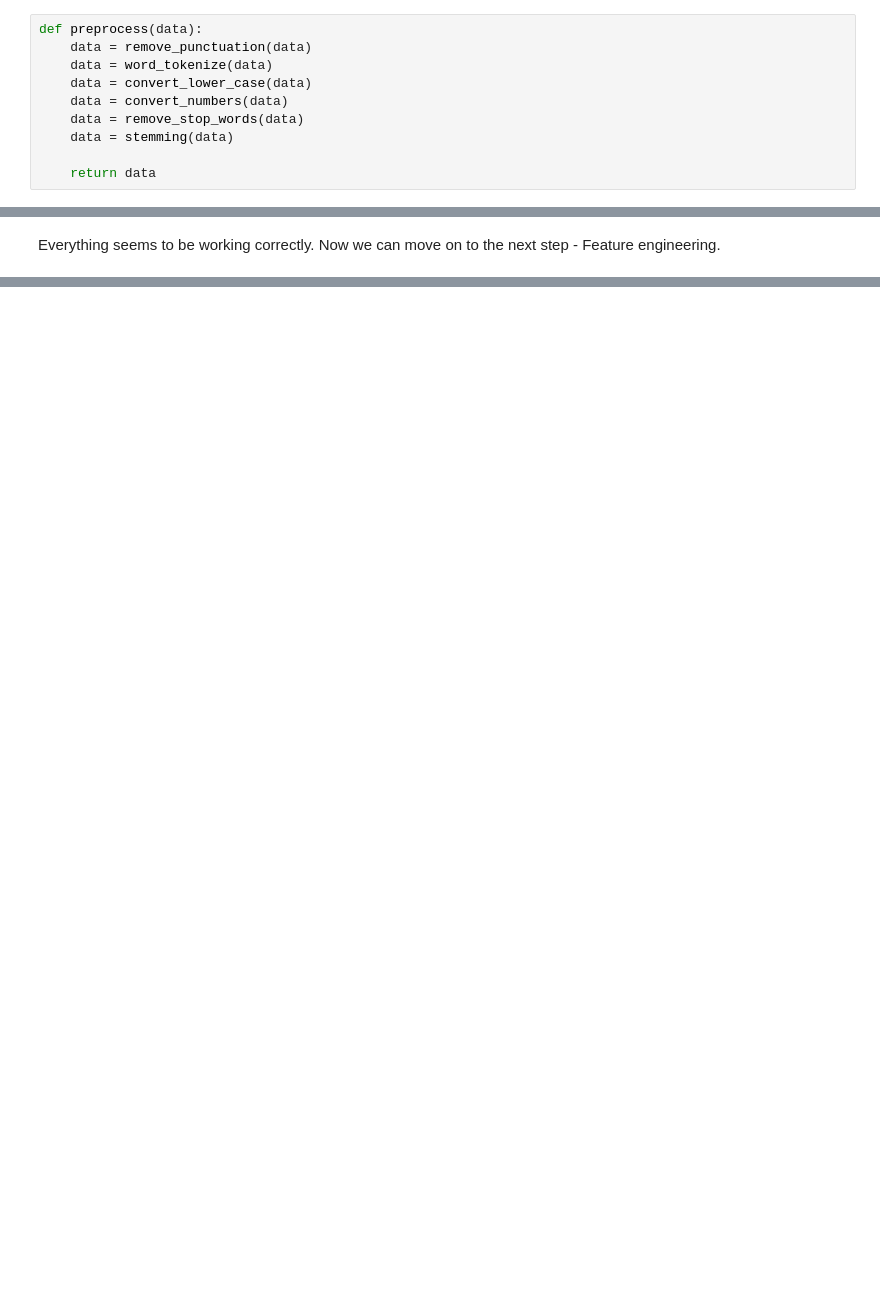
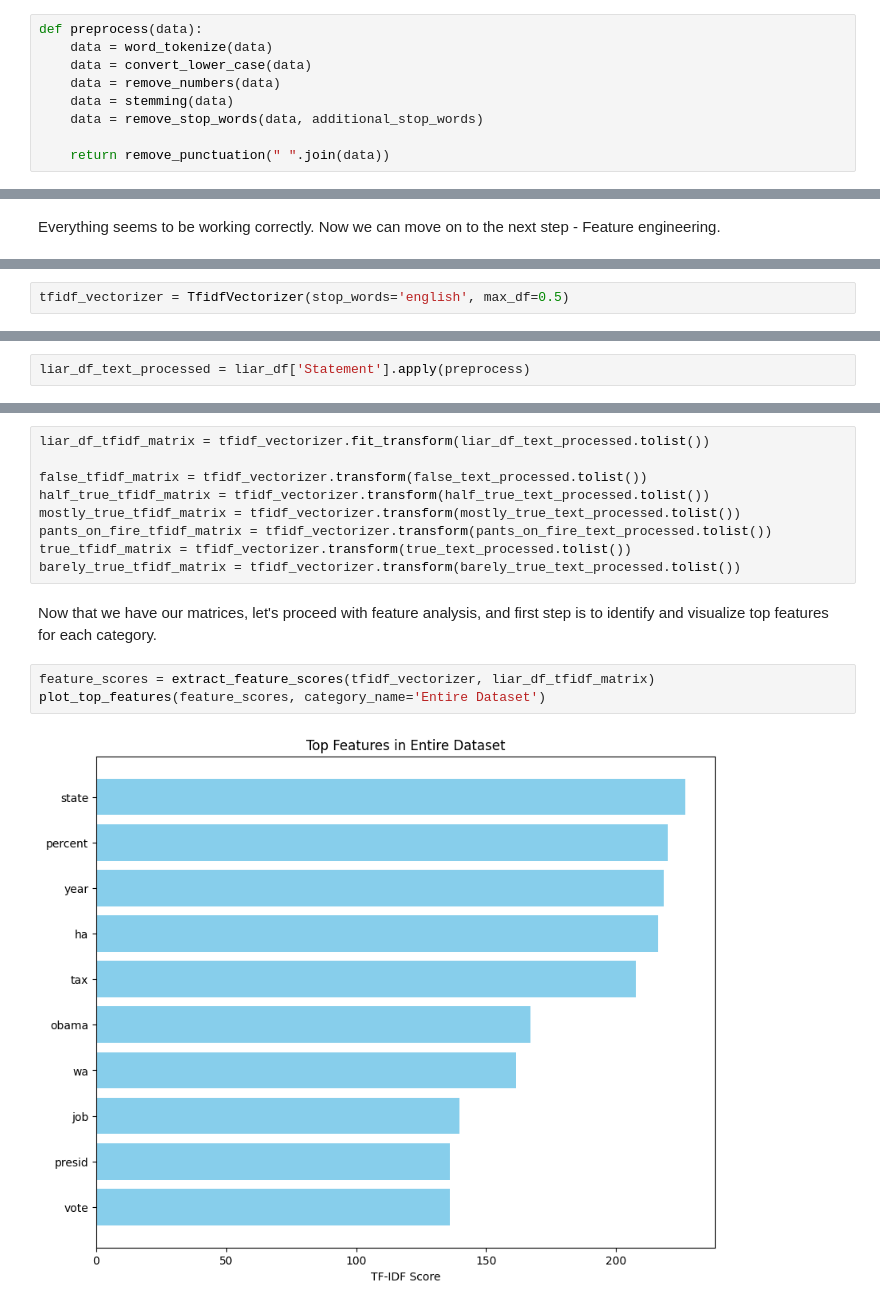
Before and after one commit to Yuliana7/fake-news-detector, a Jupyter notebook: fake-news-detector.ipynb, the cells around one changed output, grey strips where cells are left out. Saved outputs shown, nothing was run; the diff lists cells and outputs as text; blank space fills up the shorter version.

```diff
--- a/fake-news-detector.ipynb
+++ b/fake-news-detector.ipynb
@@ -459,13 +481,12 @@ def stemming(data):
 Our processing pipeline now looks like this:
 # %%
 def preprocess(data):
-    data = remove_punctuation(data)
     data = word_tokenize(data)
     data = convert_lower_case(data)
-    data = convert_numbers(data)
-    data = remove_stop_words(data)
+    data = remove_numbers(data)
     data = stemming(data)
+    data = remove_stop_words(data, additional_stop_words)
 
-    return data
+    return remove_punctuation(" ".join(data))
 # %% [markdown]
 Let us try to process a piece of text to make sure we didn't miss anything.
@@ -497,0 +547,2 @@ TF-IDF is useful for determining the importance of a word in a document relative
+# %%
+tfidf_vectorizer = TfidfVectorizer(stop_words='english', max_df=0.5)
@@ -497,0 +615,2 @@ TF-IDF is useful for determining the importance of a word in a document relative
+# %%
+liar_df_text_processed = liar_df['Statement'].apply(preprocess)
@@ -497,0 +619,16 @@ TF-IDF is useful for determining the importance of a word in a document relative
+# %%
+liar_df_tfidf_matrix = tfidf_vectorizer.fit_transform(liar_df_text_processed.tolist())
+
+false_tfidf_matrix = tfidf_vectorizer.transform(false_text_processed.tolist())
+half_true_tfidf_matrix = tfidf_vectorizer.transform(half_true_text_processed.tolist())
+mostly_true_tfidf_matrix = tfidf_vectorizer.transform(mostly_true_text_processed.tolist())
+pants_on_fire_tfidf_matrix = tfidf_vectorizer.transform(pants_on_fire_text_processed.tolist())
+true_tfidf_matrix = tfidf_vectorizer.transform(true_text_processed.tolist())
+barely_true_tfidf_matrix = tfidf_vectorizer.transform(barely_true_text_processed.tolist())
+# %% [markdown]
+Now that we have our matrices, let's proceed with feature analysis, and first step is to identify and visualize top features for each category.
+# %%
+feature_scores = extract_feature_scores(tfidf_vectorizer, liar_df_tfidf_matrix)
+plot_top_features(feature_scores, category_name='Entire Dataset')
+# %% [output]
+[figure, added]
```
Also changed, not shown: parts of 47 cells of this notebook, 1 other file.
